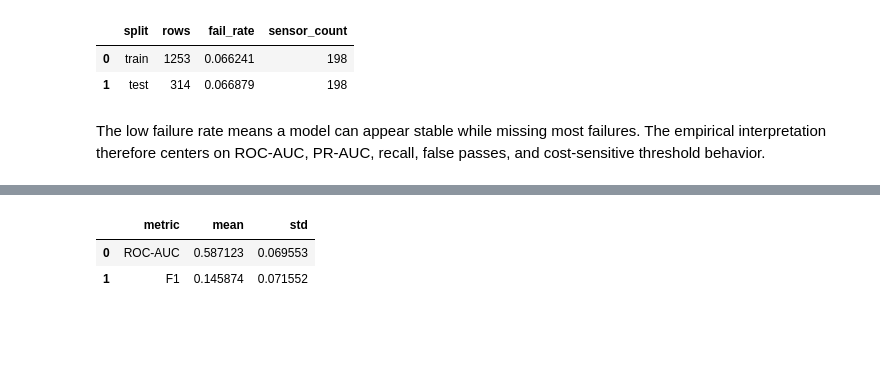
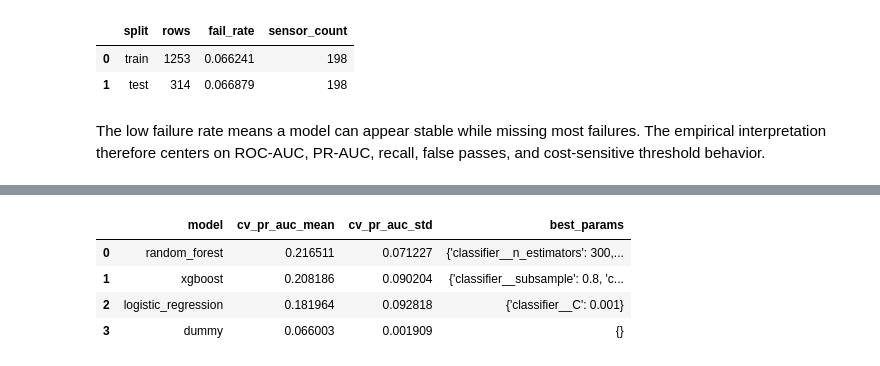
Before and after one commit to virgil-castillo/semiconductor-yield-root-cause, a Jupyter notebook: notebooks/04_model_training_evaluation.ipynb, the cells around one changed output, grey strips where cells are left out. Cells and saved outputs as stored; diff of their text form; code cells hidden in the pictures; blank space fills up the shorter version.

```diff
--- a/notebooks/04_model_training_evaluation.ipynb
+++ b/notebooks/04_model_training_evaluation.ipynb
@@ -38,6 +41,7 @@ The configuration fixes the random seed, a 20% held-out test split, five cross-v
 # %%
 cfg = load_config(ROOT / "configs" / "config.yaml")
 cost_cfg = load_cost_config(ROOT / "configs" / "cost_config.yaml")
+model_cfg = load_model_config(ROOT / "configs" / "model_config.yaml")
 
 processed_dir = ROOT / "data" / "processed"
 models_dir = ROOT / "models"
@@ -52,6 +56,7 @@ config_summary = pd.DataFrame(
         ("missing_threshold", cfg.run.missing_threshold),
         ("variance_threshold", cfg.run.variance_threshold),
         ("correlation_threshold", cfg.run.correlation_threshold),
+        ("search_n_iter", model_cfg["search"]["n_iter"]),
         ("false_fail_cost", cost_cfg.cost_matrix.false_fail),
         ("false_pass_cost", cost_cfg.cost_matrix.false_pass),
         ("threshold_low", cost_cfg.threshold_search.low),
@@ -123,29 +131,33 @@ The baseline model is a standardized, class-balanced logistic regression. Cross-
 # %%
-pipeline = build_baseline_pipeline(cfg.run.random_seed)
-cv_results = cross_validate_model(
-    pipeline,
-    X_train,
-    y_train,
-    cfg.run.cv_folds,
-    cfg.run.random_seed,
-)
+search_results = [
+    run_search(
+        name,
+        X_train,
+        y_train,
+        model_cfg,
+        cfg.run.cv_folds,
+        cfg.run.random_seed,
+    )
+    for name in MODEL_REGISTRY
+]
 
-cv_summary = pd.DataFrame(
-    {
-        "metric": ["ROC-AUC", "F1"],
-        "mean": [
-            cv_results["test_roc_auc"].mean(),
-            cv_results["test_f1"].mean(),
-        ],
-        "std": [
-            cv_results["test_roc_auc"].std(),
-            cv_results["test_f1"].std(),
-        ],
-    }
+cv_summary = (
+    pd.DataFrame(
+        {
+            "model": [r.name for r in search_results],
+            "cv_pr_auc_mean": [r.cv_pr_auc_mean for r in search_results],
+            "cv_pr_auc_std": [r.cv_pr_auc_std for r in search_results],
+            "best_params": [r.best_params for r in search_results],
+        }
+    )
+    .sort_values("cv_pr_auc_mean", ascending=False)
+    .reset_index(drop=True)
 )
 cv_summary
 # %% [output]
-|  | metric | mean | std |
-| 0 | ROC-AUC | 0.587123 | 0.069553 |
-| 1 | F1 | 0.145874 | 0.071552 |
+|  | model | cv_pr_auc_mean | cv_pr_auc_std | best_params |
+| 0 | random_forest | 0.216511 | 0.071227 | {'classifier__n_estimators': 300,... |
+| 1 | xgboost | 0.208186 | 0.090204 | {'classifier__subsample': 0.8, 'c... |
+| 2 | logistic_regression | 0.181964 | 0.092818 | {'classifier__C': 0.001} |
+| 3 | dummy | 0.066003 | 0.001909 | {} |
 # %%
```
Also changed, not shown: parts of 21 cells of this notebook, 7 other files.
